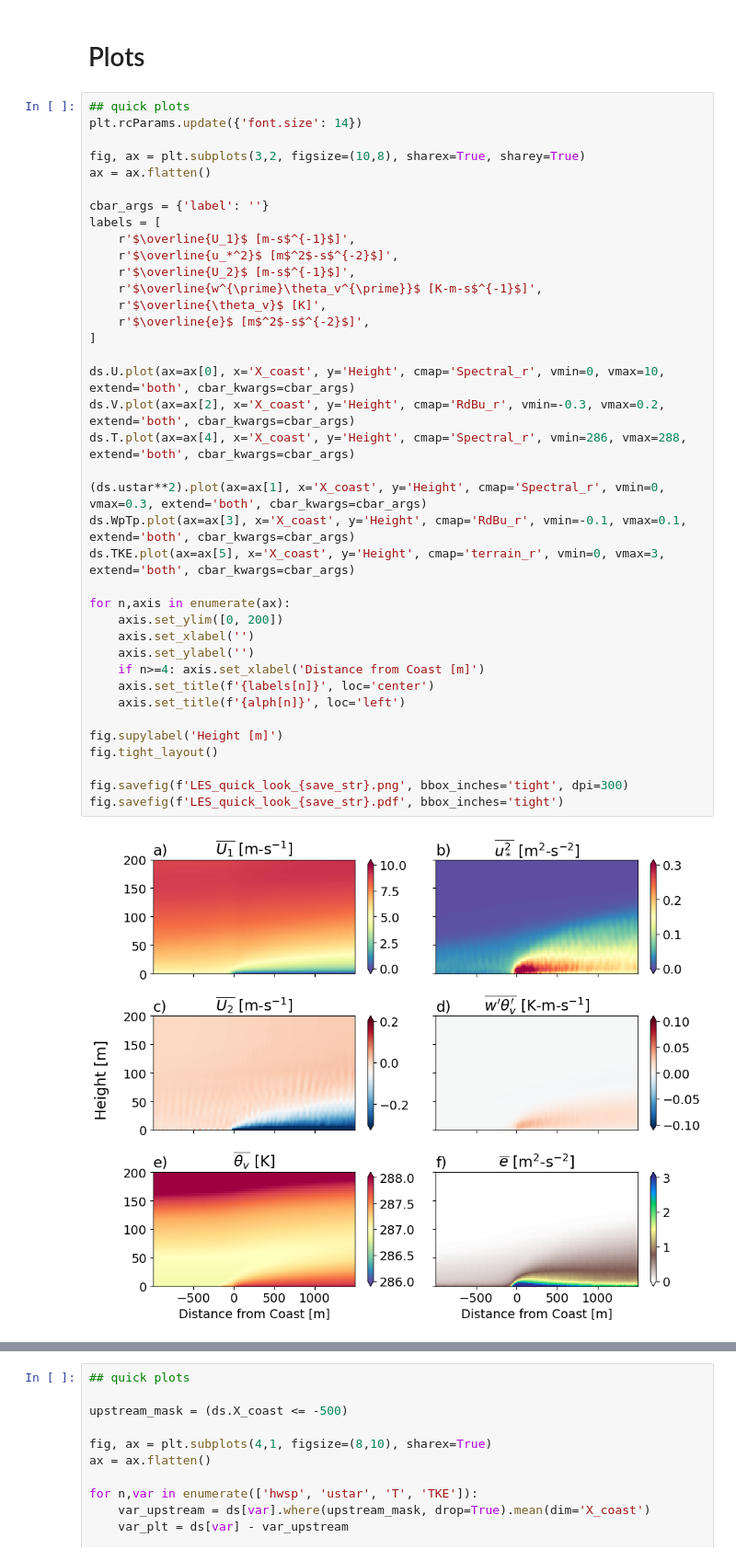
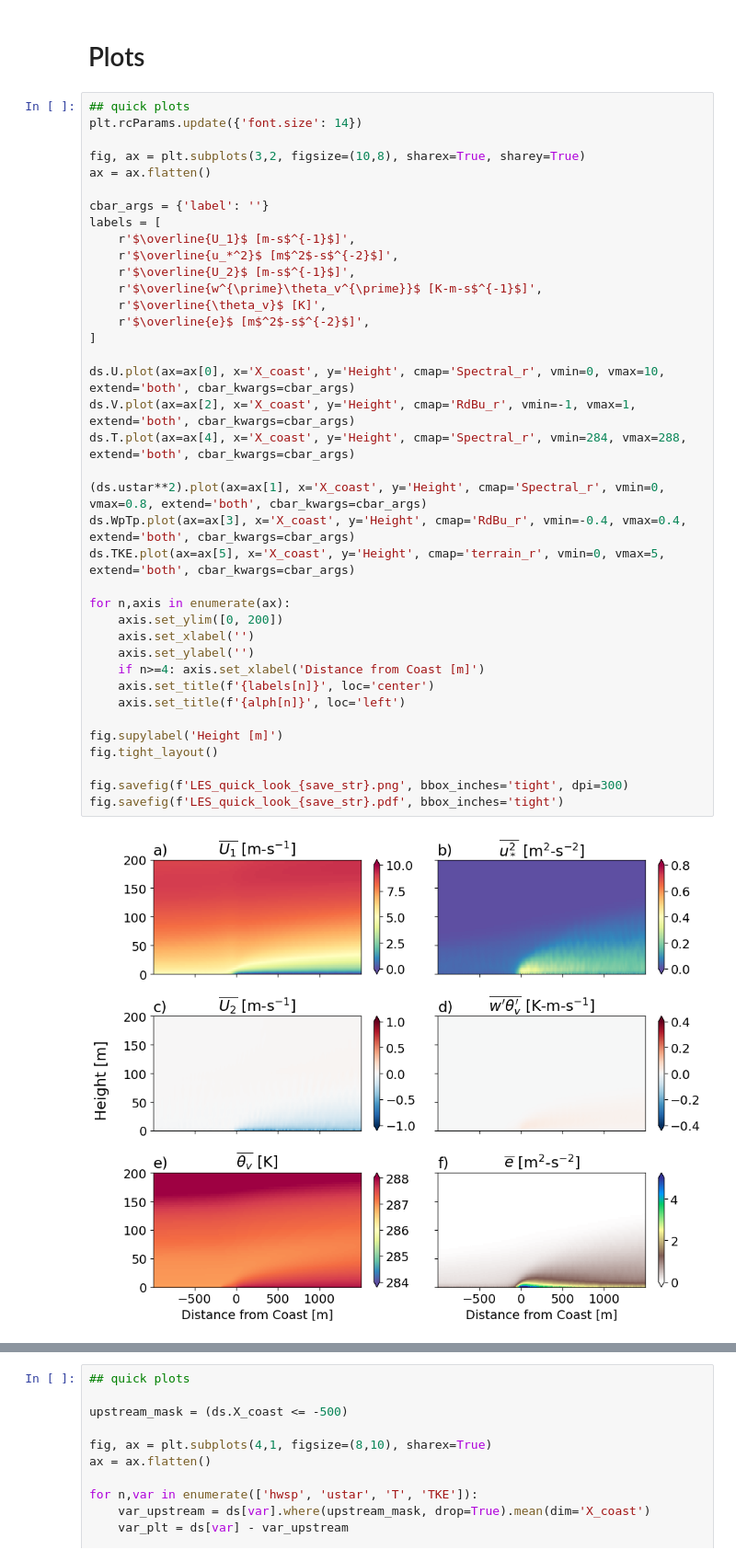
Before and after one commit to jameshlywiak/ABL-surface-layer, a Jupyter notebook: umn_LES.ipynb, the cells around one changed output, grey strips where cells are left out. Shown at 92% size. Drawn from its saved outputs; the diff is of its cells as text.

```diff
--- a/umn_LES.ipynb
+++ b/umn_LES.ipynb
@@ -153,39 +155,39 @@ plt.rcParams.update({'font.size': 14})
 fig, ax = plt.subplots(3,2, figsize=(10,8), sharex=True, sharey=True)
 ax = ax.flatten()
 
 cbar_args = {'label': ''}
 labels = [
     r'$\overline{U_1}$ [m-s$^{-1}$]',
     r'$\overline{u_*^2}$ [m$^2$-s$^{-2}$]',
     r'$\overline{U_2}$ [m-s$^{-1}$]',
     r'$\overline{w^{\prime}\theta_v^{\prime}}$ [K-m-s$^{-1}$]',
     r'$\overline{\theta_v}$ [K]',
     r'$\overline{e}$ [m$^2$-s$^{-2}$]',
 ]
 
 ds.U.plot(ax=ax[0], x='X_coast', y='Height', cmap='Spectral_r', vmin=0, vmax=10, extend='both', cbar_kwargs=cbar_args)
-ds.V.plot(ax=ax[2], x='X_coast', y='Height', cmap='RdBu_r', vmin=-0.3, vmax=0.2, extend='both', cbar_kwargs=cbar_args)
-ds.T.plot(ax=ax[4], x='X_coast', y='Height', cmap='Spectral_r', vmin=286, vmax=288, extend='both', cbar_kwargs=cbar_args)
+ds.V.plot(ax=ax[2], x='X_coast', y='Height', cmap='RdBu_r', vmin=-1, vmax=1, extend='both', cbar_kwargs=cbar_args)
+ds.T.plot(ax=ax[4], x='X_coast', y='Height', cmap='Spectral_r', vmin=284, vmax=288, extend='both', cbar_kwargs=cbar_args)
 
-(ds.ustar**2).plot(ax=ax[1], x='X_coast', y='Height', cmap='Spectral_r', vmin=0, vmax=0.3, extend='both', cbar_kwargs=cbar_args)
-ds.WpTp.plot(ax=ax[3], x='X_coast', y='Height', cmap='RdBu_r', vmin=-0.1, vmax=0.1, extend='both', cbar_kwargs=cbar_args)
-ds.TKE.plot(ax=ax[5], x='X_coast', y='Height', cmap='terrain_r', vmin=0, vmax=3, extend='both', cbar_kwargs=cbar_args)
+(ds.ustar**2).plot(ax=ax[1], x='X_coast', y='Height', cmap='Spectral_r', vmin=0, vmax=0.8, extend='both', cbar_kwargs=cbar_args)
+ds.WpTp.plot(ax=ax[3], x='X_coast', y='Height', cmap='RdBu_r', vmin=-0.4, vmax=0.4, extend='both', cbar_kwargs=cbar_args)
+ds.TKE.plot(ax=ax[5], x='X_coast', y='Height', cmap='terrain_r', vmin=0, vmax=5, extend='both', cbar_kwargs=cbar_args)
 
 for n,axis in enumerate(ax):
     axis.set_ylim([0, 200])
     axis.set_xlabel('')
     axis.set_ylabel('')
     if n>=4: axis.set_xlabel('Distance from Coast [m]')
     axis.set_title(f'{labels[n]}', loc='center')
     axis.set_title(f'{alph[n]}', loc='left')
 
 fig.supylabel('Height [m]')
 fig.tight_layout()
 
 fig.savefig(f'LES_quick_look_{save_str}.png', bbox_inches='tight', dpi=300)
 fig.savefig(f'LES_quick_look_{save_str}.pdf', bbox_inches='tight')
 # %% [output]
-[figure, old version]
+[figure, new version]
 # %%
 ## quick plots
 plt.rcParams.update({'font.size': 14})
```
Also changed, not shown: parts of 7 cells of this notebook, 7 other files.
